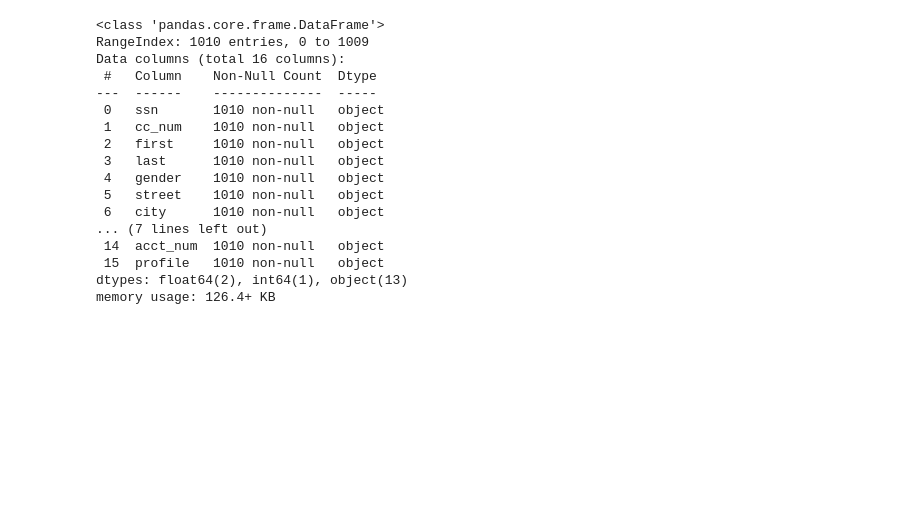
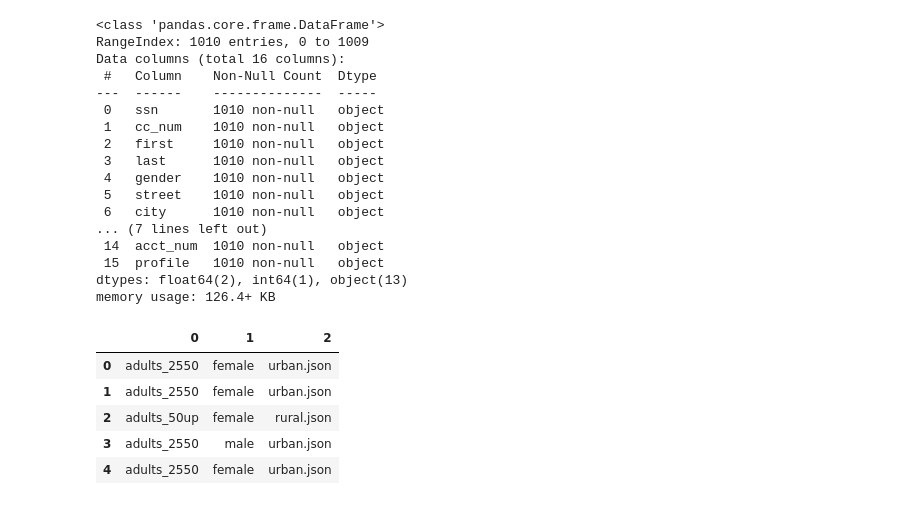
Before and after one commit to lcabrp/card_transactions_analysis, a Jupyter notebook: 01_data_transf.ipynb, the cells around one changed output. Drawn from its saved outputs; the diff is of its cells as text; code cells hidden in the pictures; blank space fills up the shorter version.

```diff
--- a/01_data_transf.ipynb
+++ b/01_data_transf.ipynb
@@ -73,4 +78,18 @@ Data columns (total 16 columns):
  15  profile   1010 non-null   object
 dtypes: float64(2), int64(1), object(13)
 memory usage: 126.4+ KB
+# %%
+# The expand=True argument ensures that the result is returned as a DataFrame with separate columns for each split part,
+# rather than as a Series of lists.
+# https://pandas.pydata.org/docs/reference/api/pandas.Series.str.rsplit.html
+
+profile_parts = customers_df['profile'].str.rsplit('_', n=2, expand=True)
+profile_parts.head()
+# %% [output]
+|  | 0 | 1 | 2 |
+| 0 | adults_2550 | female | urban.json |
+| 1 | adults_2550 | female | urban.json |
+| 2 | adults_50up | female | rural.json |
+| 3 | adults_2550 | male | urban.json |
+| 4 | adults_2550 | female | urban.json |
 # %%
```
Also changed, not shown: parts of 13 cells of this notebook.
